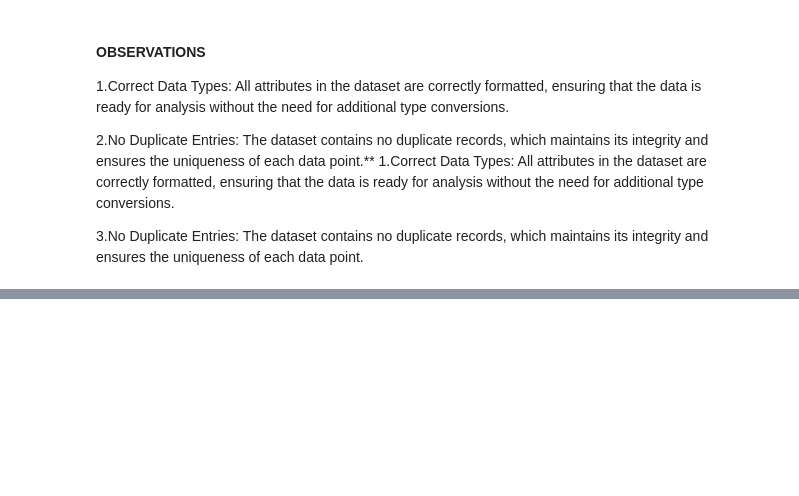
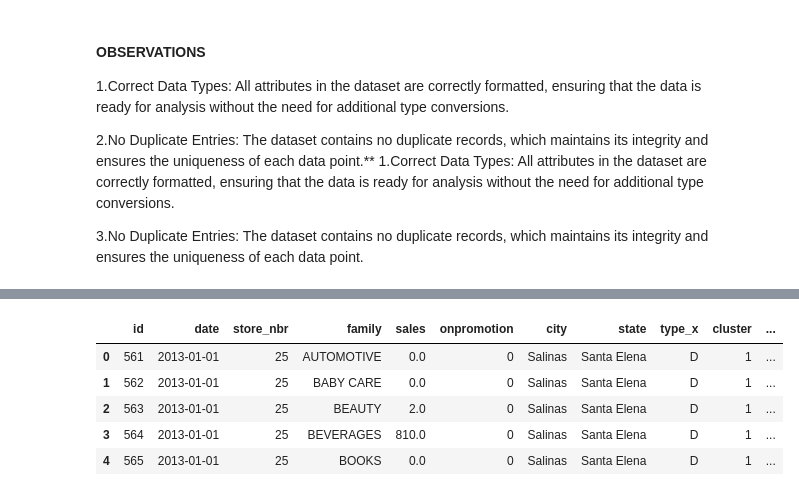
Before and after one commit to MayayaPatrick/Business-Forecasting-Model, a Jupyter notebook: Notebook/Time Series.ipynb, the cells around one changed output, grey strips where cells are left out. Cells and saved outputs as stored; diff of their text form; code cells hidden in the pictures; blank space fills up the shorter version.

```diff
--- a/Notebook/Time Series.ipynb
+++ b/Notebook/Time Series.ipynb
@@ -348,0 +437,11 @@ np.int64(0)
+# %%
+# Merge merged_df3 with holidays_data based on 'date'
+final_train_data= columnmerged_df3.merge(holidays_data, on='date', how='inner')
+final_train_data.head()
+# %% [output]
+|  | id | date | store_nbr | family | sales | onpromotion | city | state | type_x | cluster | ... |
+| 0 | 561 | 2013-01-01 | 25 | AUTOMOTIVE | 0.0 | 0 | Salinas | Santa Elena | D | 1 | ... |
+| 1 | 562 | 2013-01-01 | 25 | BABY CARE | 0.0 | 0 | Salinas | Santa Elena | D | 1 | ... |
+| 2 | 563 | 2013-01-01 | 25 | BEAUTY | 2.0 | 0 | Salinas | Santa Elena | D | 1 | ... |
+| 3 | 564 | 2013-01-01 | 25 | BEVERAGES | 810.0 | 0 | Salinas | Santa Elena | D | 1 | ... |
+| 4 | 565 | 2013-01-01 | 25 | BOOKS | 0.0 | 0 | Salinas | Santa Elena | D | 1 | ... |
```
Also changed, not shown: parts of 11 cells of this notebook.
